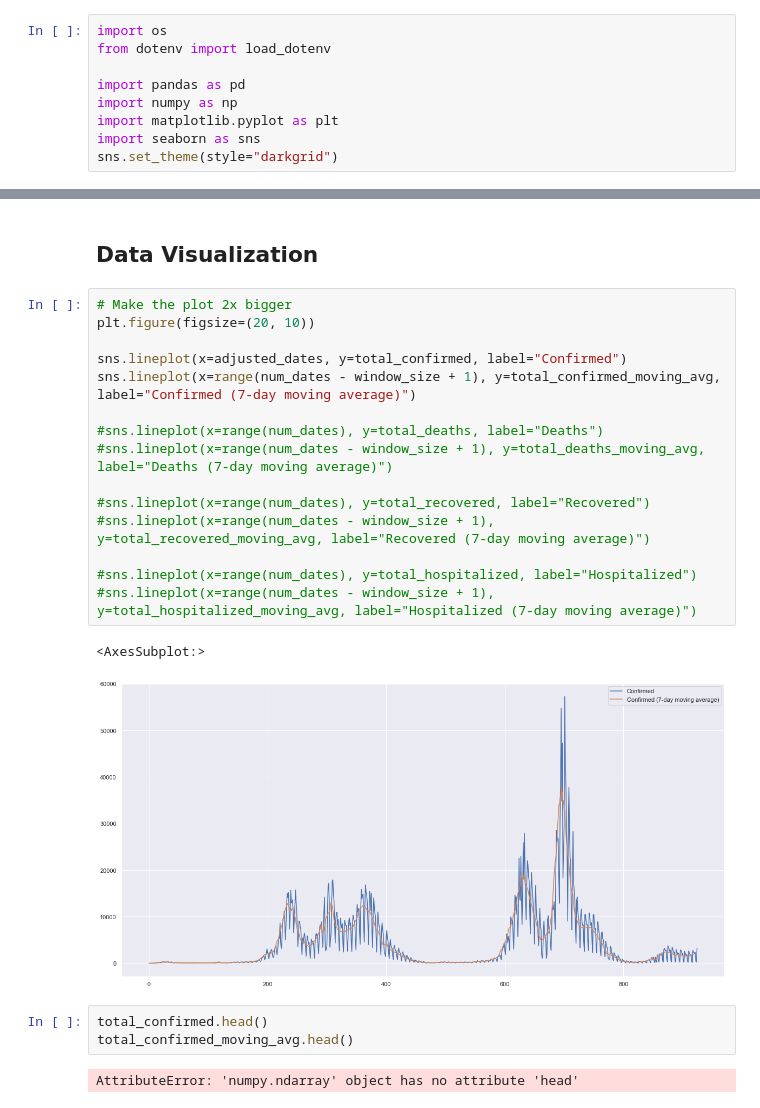
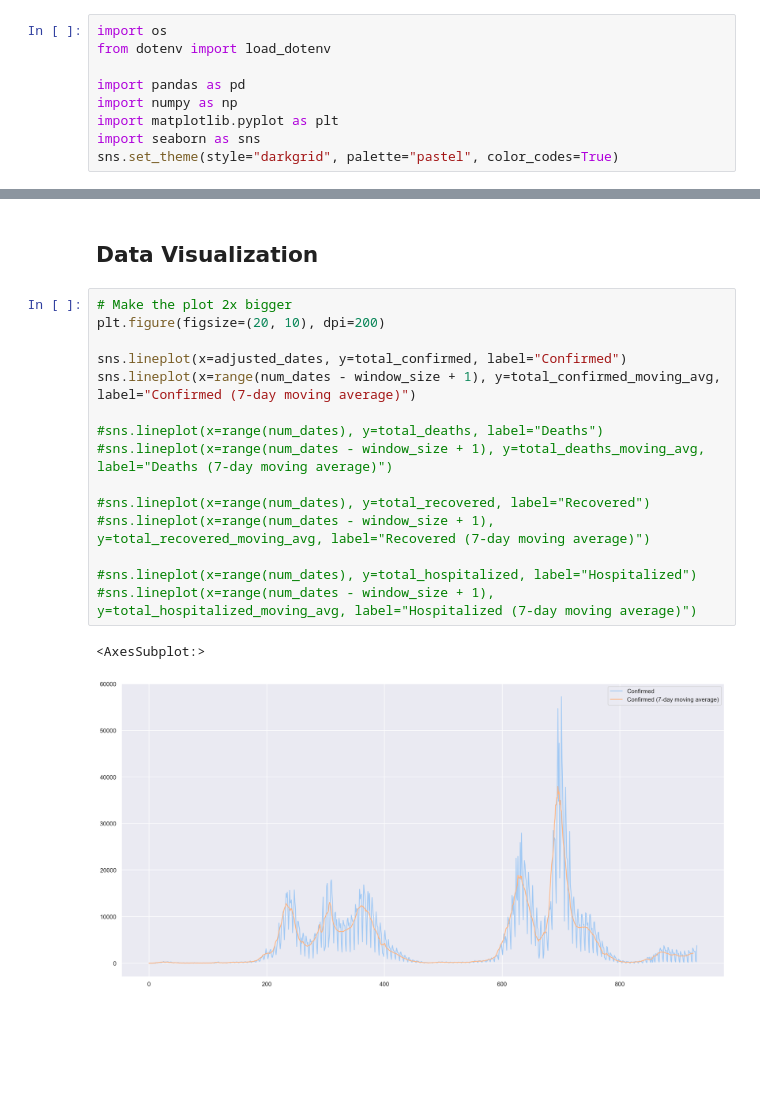
Before and after one commit to Tob028/CovidPrediction, a Jupyter notebook: notebook.ipynb, the cells around one changed output, grey strips where cells are left out. Cells and saved outputs as stored; diff of their text form; blank space fills up the shorter version.

```diff
--- a/notebook.ipynb
+++ b/notebook.ipynb
@@ -11,7 +11,7 @@ import pandas as pd
 import numpy as np
 import matplotlib.pyplot as plt
 import seaborn as sns
-sns.set_theme(style="darkgrid")
+sns.set_theme(style="darkgrid", palette="pastel", color_codes=True)
 # %% [markdown]
 ### Load the data
 # %%
@@ -154,24 +154,19 @@ adjusted_dates = future_forcast[:-10].flatten()
 ## Data Visualization
 # %%
 # Make the plot 2x bigger
-plt.figure(figsize=(20, 10))
+plt.figure(figsize=(20, 10), dpi=200)
 
 sns.lineplot(x=adjusted_dates, y=total_confirmed, label="Confirmed")
 sns.lineplot(x=range(num_dates - window_size + 1), y=total_confirmed_moving_avg, label="Confirmed (7-day moving average)")
 
 #sns.lineplot(x=range(num_dates), y=total_deaths, label="Deaths")
 #sns.lineplot(x=range(num_dates - window_size + 1), y=total_deaths_moving_avg, label="Deaths (7-day moving average)")
 
 #sns.lineplot(x=range(num_dates), y=total_recovered, label="Recovered")
 #sns.lineplot(x=range(num_dates - window_size + 1), y=total_recovered_moving_avg, label="Recovered (7-day moving average)")
 
 #sns.lineplot(x=range(num_dates), y=total_hospitalized, label="Hospitalized")
 #sns.lineplot(x=range(num_dates - window_size + 1), y=total_hospitalized_moving_avg, label="Hospitalized (7-day moving average)")
 # %% [output]
 <AxesSubplot:>
-[figure, old version]
+[figure, new version]
-# %%
-total_confirmed.head()
-total_confirmed_moving_avg.head()
-# %% [output]
-AttributeError: 'numpy.ndarray' object has no attribute 'head'
```
Also changed, not shown: parts of 1 cell of this notebook.
